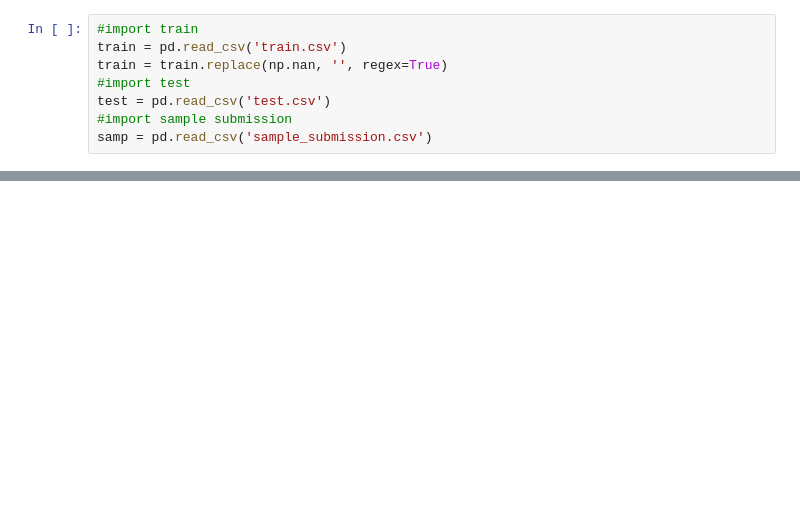
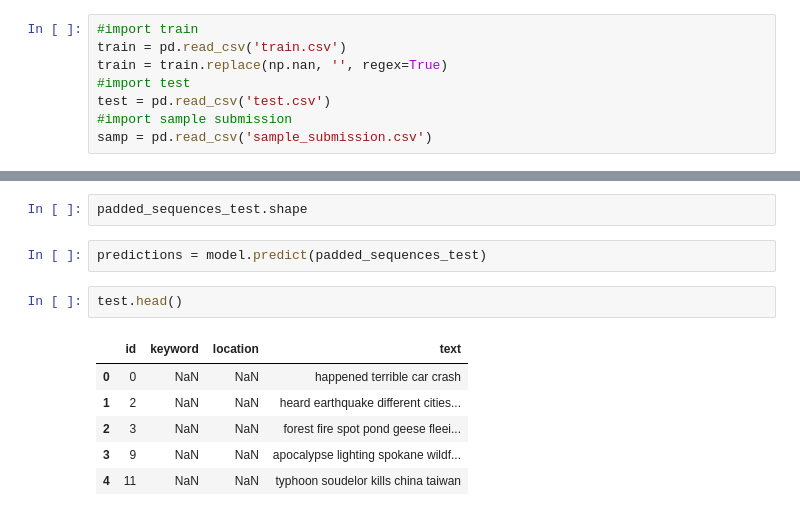
Before and after one commit to skembr01/nlp_disaster_tweet_kaggle, a Jupyter notebook: notebook.ipynb, the cells around one changed output, grey strips where cells are left out. Drawn from its saved outputs; the diff is of its cells as text; blank space fills up the shorter version.

```diff
--- a/notebook.ipynb
+++ b/notebook.ipynb
@@ -173,0 +226,13 @@ predictions = model.predict(padded_sequences_test)
+# %%
+padded_sequences_test.shape
+# %%
+predictions = model.predict(padded_sequences_test)
+# %%
+test.head()
+# %% [output]
+|  | id | keyword | location | text |
+| 0 | 0 | NaN | NaN | happened terrible car crash |
+| 1 | 2 | NaN | NaN | heard earthquake different cities... |
+| 2 | 3 | NaN | NaN | forest fire spot pond geese fleei... |
+| 3 | 9 | NaN | NaN | apocalypse lighting spokane wildf... |
+| 4 | 11 | NaN | NaN | typhoon soudelor kills china taiwan |
```
Also changed, not shown: parts of 24 cells of this notebook.
